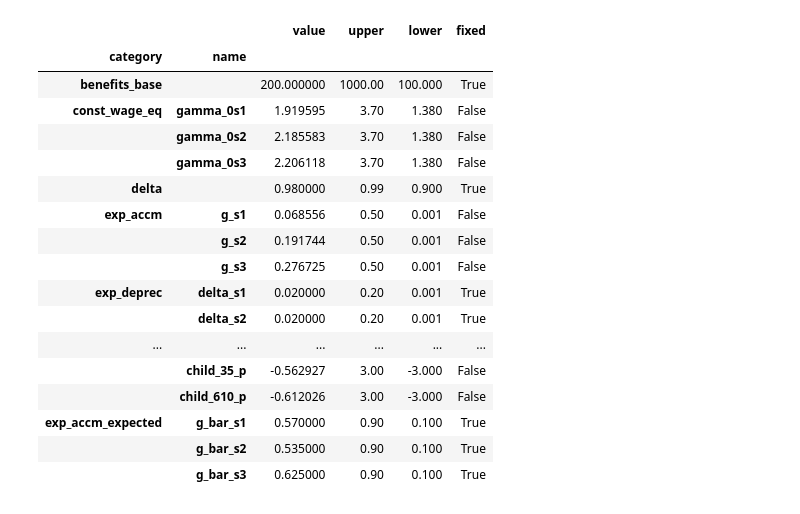
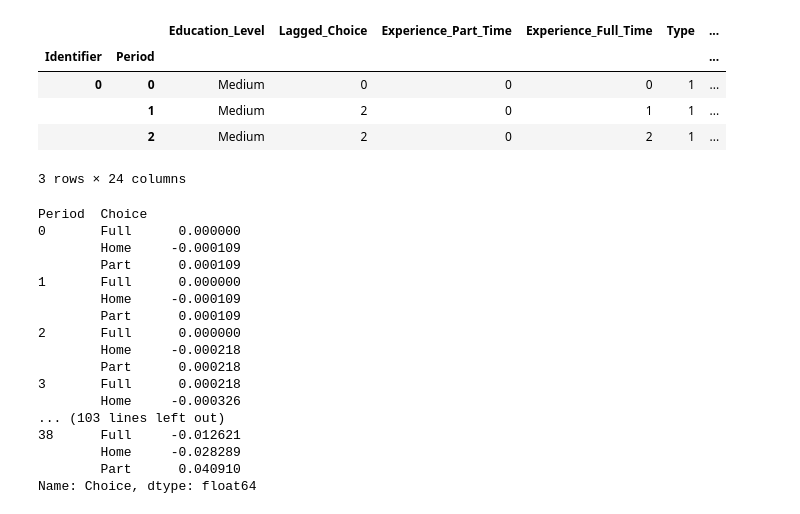
Before and after one commit to peisenha/dev_soepy, a Jupyter notebook: explorations.ipynb, the cells around one changed output. Cells and saved outputs as stored; diff of their text form; code cells hidden in the pictures.

```diff
--- a/explorations.ipynb
+++ b/explorations.ipynb
@@ -19,3 +26,2 @@ os.chdir("/home/peisenha/structExpectations/development/estimations/basecamp")
 # %%
-params = pd.read_pickle("start.soepy.pkl")
-params
+model_params_start = pd.read_pickle("start.soepy.pkl")
@@ -43,22 +28,3 @@ os.chdir("/home/peisenha/structExpectations/development/estimations/estimation-c
-# %%
-params = pd.read_pickle("start.soepy.pkl")
-params
-# %% [output]
-|  |  | value | upper | lower | fixed |
-| category | name |  |  |  |  |
-| benefits_base |  | 200.000000 | 1000.00 | 100.000 | True |
-| const_wage_eq | gamma_0s1 | 1.919595 | 3.70 | 1.380 | False |
-|  | gamma_0s2 | 2.185583 | 3.70 | 1.380 | False |
-|  | gamma_0s3 | 2.206118 | 3.70 | 1.380 | False |
-| delta |  | 0.980000 | 0.99 | 0.900 | True |
-| exp_accm | g_s1 | 0.068556 | 0.50 | 0.001 | False |
-|  | g_s2 | 0.191744 | 0.50 | 0.001 | False |
-|  | g_s3 | 0.276725 | 0.50 | 0.001 | False |
-| exp_deprec | delta_s1 | 0.020000 | 0.20 | 0.001 | True |
-|  | delta_s2 | 0.020000 | 0.20 | 0.001 | True |
-| ... | ... | ... | ... | ... | ... |
-|  | child_35_p | -0.562927 | 3.00 | -3.000 | False |
-|  | child_610_p | -0.612026 | 3.00 | -3.000 | False |
-| exp_accm_expected | g_bar_s1 | 0.570000 | 0.90 | 0.100 | True |
-|  | g_bar_s2 | 0.535000 | 0.90 | 0.100 | True |
-|  | g_bar_s3 | 0.625000 | 0.90 | 0.100 | True |
+# %%
+df_sim_base = soepy.simulate(model_params_start, "resources/model_spec_init.yml")
+df_sim_base = df_alignment(df_sim_base)
@@ -64,0 +34,9 @@ params
+# %%
+df_sim_base.head(3)
+# %% [output]
+|  |  | Education_Level | Lagged_Choice | Experience_Part_Time | Experience_Full_Time | Type | ... |
+| Identifier | Period |  |  |  |  |  | ... |
+| 0 | 0 | Medium | 0 | 0 | 0 | 1 | ... |
+|  | 1 | Medium | 2 | 0 | 1 | 1 | ... |
+|  | 2 | Medium | 2 | 0 | 2 | 1 | ... |
+3 rows × 24 columns
@@ -64,0 +47,20 @@ params
+# %%
+rslt_base - rslt_rev
+# %% [output]
+Period  Choice
+0       Full      0.000000
+        Home     -0.000109
+        Part      0.000109
+1       Full      0.000000
+        Home     -0.000109
+        Part      0.000109
+2       Full      0.000000
+        Home     -0.000218
+        Part      0.000218
+3       Full      0.000218
+        Home     -0.000326
+... (103 lines left out)
+38      Full     -0.012621
+        Home     -0.028289
+        Part      0.040910
+Name: Choice, dtype: float64
```
Also changed, not shown: parts of 7 cells of this notebook, 15 other files.
